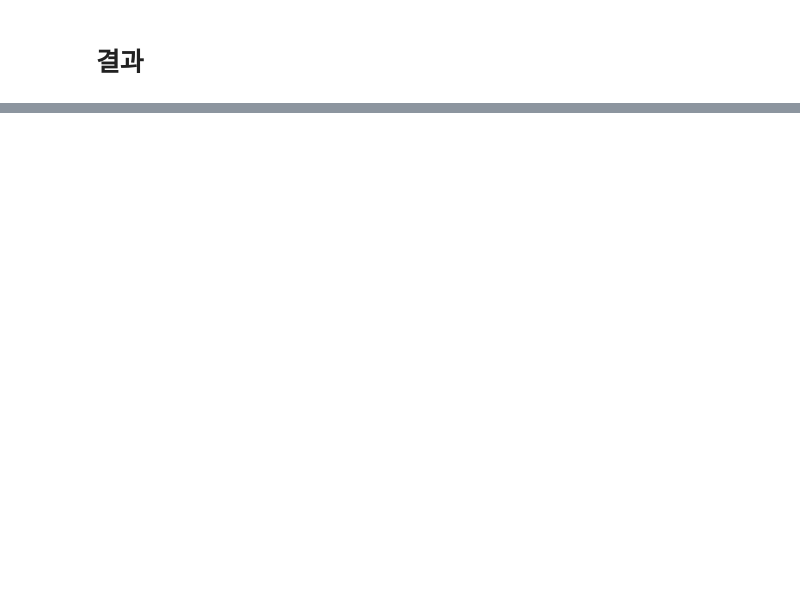
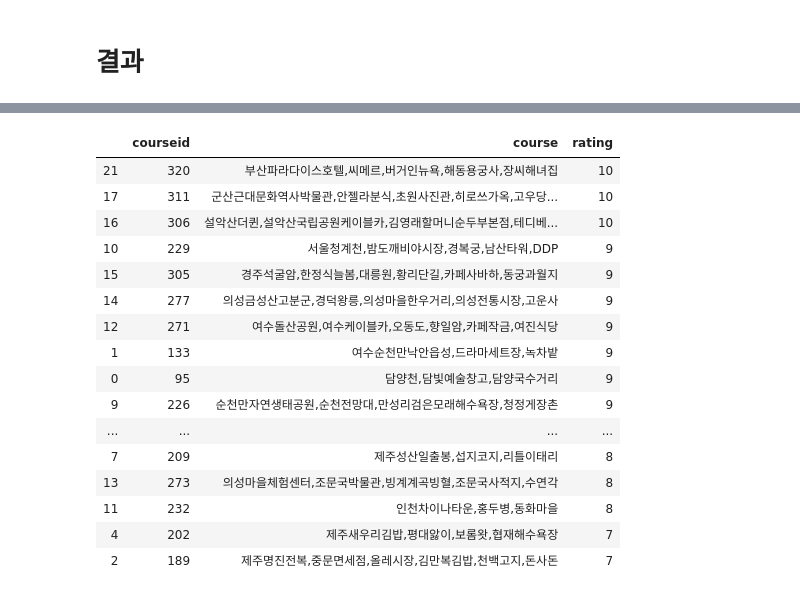
Before and after one commit to sooyeon-go/Trip-recommendation-App, a Jupyter notebook: recommendation_code/content-based recommendation.ipynb, the cells around one changed output, grey strips where cells are left out. Cells and saved outputs as stored; diff of their text form; code cells hidden in the pictures; blank space fills up the shorter version.

```diff
--- a/recommendation_code/content-based recommendation.ipynb
+++ b/recommendation_code/content-based recommendation.ipynb
@@ -199,0 +245,21 @@ course_df.loc[course_df['courseid'].isin(recoTable_df.head(20).keys())]
+# %%
+fi_result = fi_result.drop_duplicates('courseid', keep='first') #중복 제거
+fi_result
+# %% [output]
+|  | courseid | course | rating |
+| 21 | 320 | 부산파라다이스호텔,씨메르,버거인뉴욕,해동용궁사,장씨해녀집 | 10 |
+| 17 | 311 | 군산근대문화역사박물관,안젤라분식,초원사진관,히로쓰가옥,고우당... | 10 |
+| 16 | 306 | 설악산더퀸,설악산국립공원케이블카,김영래할머니순두부본점,테디베... | 10 |
+| 10 | 229 | 서울청계천,밤도깨비야시장,경복궁,남산타워,DDP | 9 |
+| 15 | 305 | 경주석굴암,한정식늘봄,대릉원,황리단길,카페사바하,동궁과월지 | 9 |
+| 14 | 277 | 의성금성산고분군,경덕왕릉,의성마을한우거리,의성전통시장,고운사 | 9 |
+| 12 | 271 | 여수돌산공원,여수케이블카,오동도,향일암,카페작금,여진식당 | 9 |
+| 1 | 133 | 여수순천만낙안읍성,드라마세트장,녹차밭 | 9 |
+| 0 | 95 | 담양천,담빛예술창고,담양국수거리 | 9 |
+| 9 | 226 | 순천만자연생태공원,순천전망대,만성리검은모래해수욕장,청정게장촌 | 9 |
+| ... | ... | ... | ... |
+| 7 | 209 | 제주성산일출봉,섭지코지,리틀이태리 | 8 |
+| 13 | 273 | 의성마을체험센터,조문국박물관,빙계계곡빙혈,조문국사적지,수연각 | 8 |
+| 11 | 232 | 인천차이나타운,홍두병,동화마을 | 8 |
+| 4 | 202 | 제주새우리김밥,평대앓이,보롬왓,협재해수욕장 | 7 |
+| 2 | 189 | 제주명진전복,중문면세점,올레시장,김만복김밥,천백고지,돈사돈 | 7 |
```
Also changed, not shown: parts of 5 cells of this notebook.
